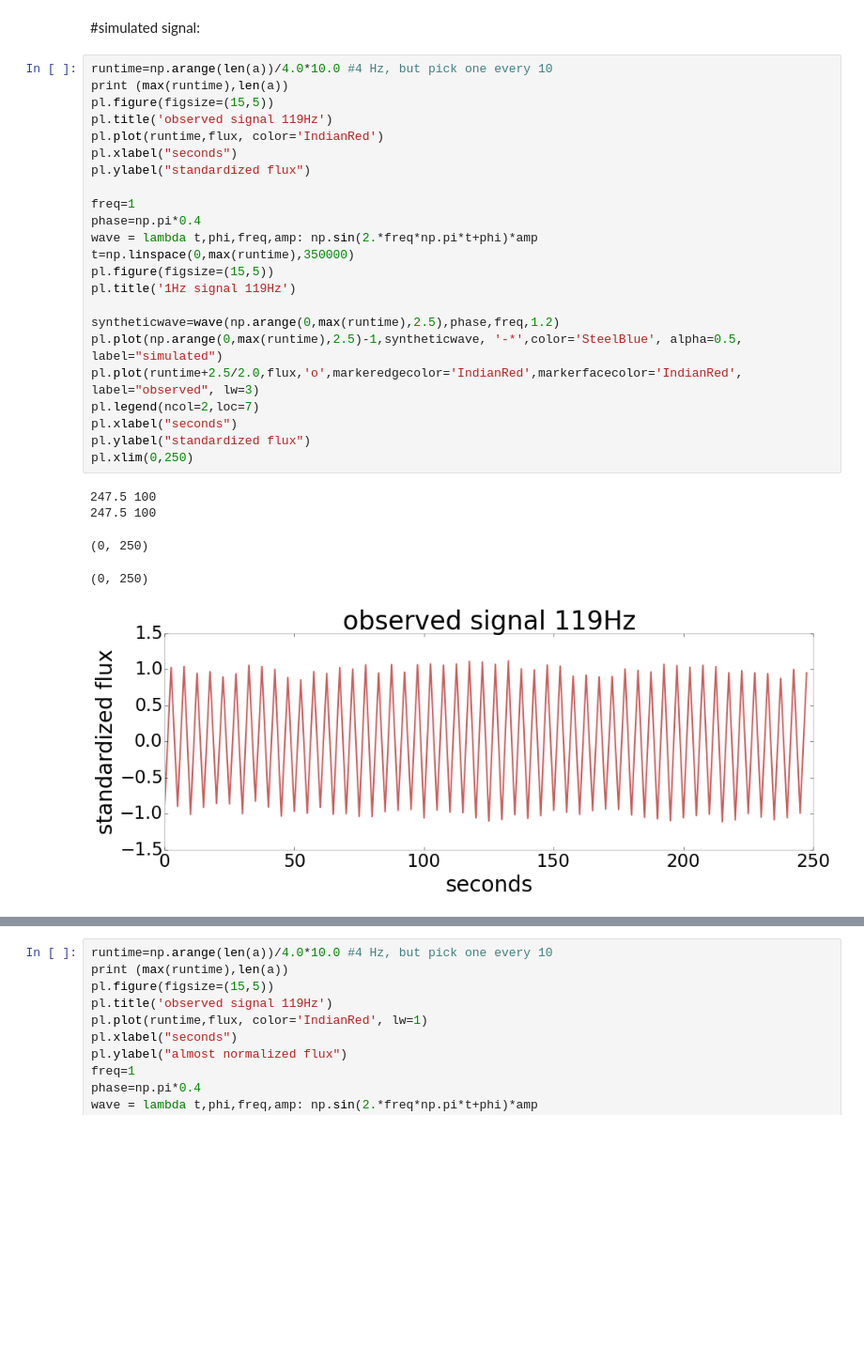
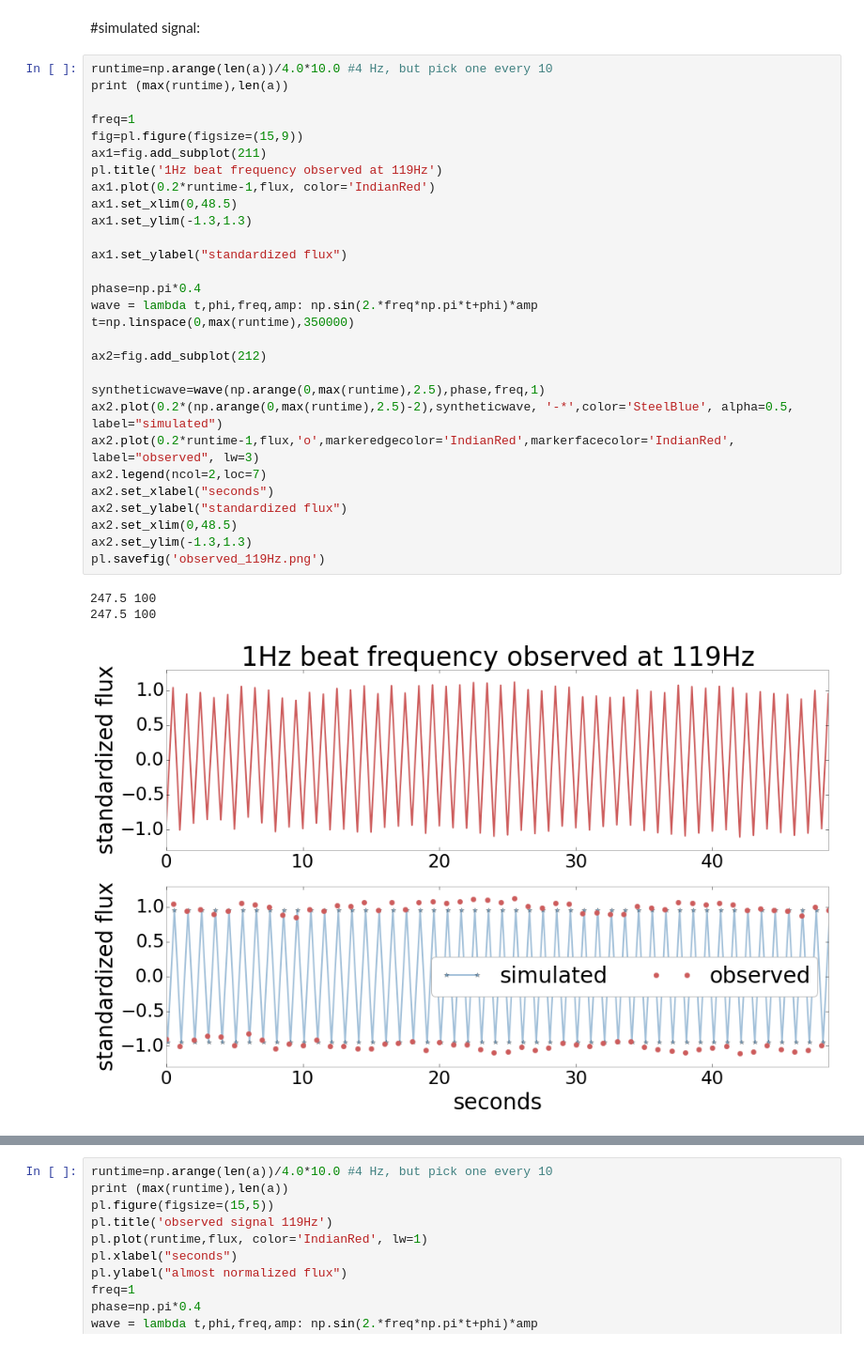
Before and after one commit to fedhere/detect120, a Jupyter notebook: forgreg.ipynb, the cells around one changed output, grey strips where cells are left out. Shown: that part at 94% size. Cells and saved outputs as stored; diff of their text form; blank space fills up the shorter version.

Commit message:
improved plots

```diff
--- a/forgreg.ipynb
+++ b/forgreg.ipynb
@@ -170,29 +170,33 @@ best period for first 200 datapoints 1.66644223 119hz shutter 0.4Hz camera sampl
 # %%
 runtime=np.arange(len(a))/4.0*10.0 #4 Hz, but pick one every 10
 print (max(runtime),len(a))
-pl.figure(figsize=(15,5))
-pl.title('observed signal 119Hz')
-pl.plot(runtime,flux, color='IndianRed')
-pl.xlabel("seconds")
-pl.ylabel("standardized flux")
 
 freq=1
+fig=pl.figure(figsize=(15,9))
+ax1=fig.add_subplot(211)
+pl.title('1Hz beat frequency observed at 119Hz')
+ax1.plot(0.2*runtime-1,flux, color='IndianRed')
+ax1.set_xlim(0,48.5)
+ax1.set_ylim(-1.3,1.3)
+
+ax1.set_ylabel("standardized flux")
+
 phase=np.pi*0.4
 wave = lambda t,phi,freq,amp: np.sin(2.*freq*np.pi*t+phi)*amp
 t=np.linspace(0,max(runtime),350000)
-pl.figure(figsize=(15,5))
-pl.title('1Hz signal 119Hz')
 
-syntheticwave=wave(np.arange(0,max(runtime),2.5),phase,freq,1.2)
-pl.plot(np.arange(0,max(runtime),2.5)-1,syntheticwave, '-*',color='SteelBlue', alpha=0.5, label="simulated")
-pl.plot(runtime+2.5/2.0,flux,'o',markeredgecolor='IndianRed',markerfacecolor='IndianRed', label="observed", lw=3)
-pl.legend(ncol=2,loc=7)
-pl.xlabel("seconds")
-pl.ylabel("standardized flux")
-pl.xlim(0,250)
+ax2=fig.add_subplot(212)
+
+syntheticwave=wave(np.arange(0,max(runtime),2.5),phase,freq,1)
+ax2.plot(0.2*(np.arange(0,max(runtime),2.5)-2),syntheticwave, '-*',color='SteelBlue', alpha=0.5, label="simulated")
+ax2.plot(0.2*runtime-1,flux,'o',markeredgecolor='IndianRed',markerfacecolor='IndianRed', label="observed", lw=3)
+ax2.legend(ncol=2,loc=7)
+ax2.set_xlabel("seconds")
+ax2.set_ylabel("standardized flux")
+ax2.set_xlim(0,48.5)
+ax2.set_ylim(-1.3,1.3)
+pl.savefig('observed_119Hz.png')
 # %% [output]
 247.5 100
 247.5 100
-(0, 250)
-(0, 250)
-[figure, old version]
+[figure, new version]
```
Also changed, not shown: parts of 1 cell of this notebook, 1 other file.
